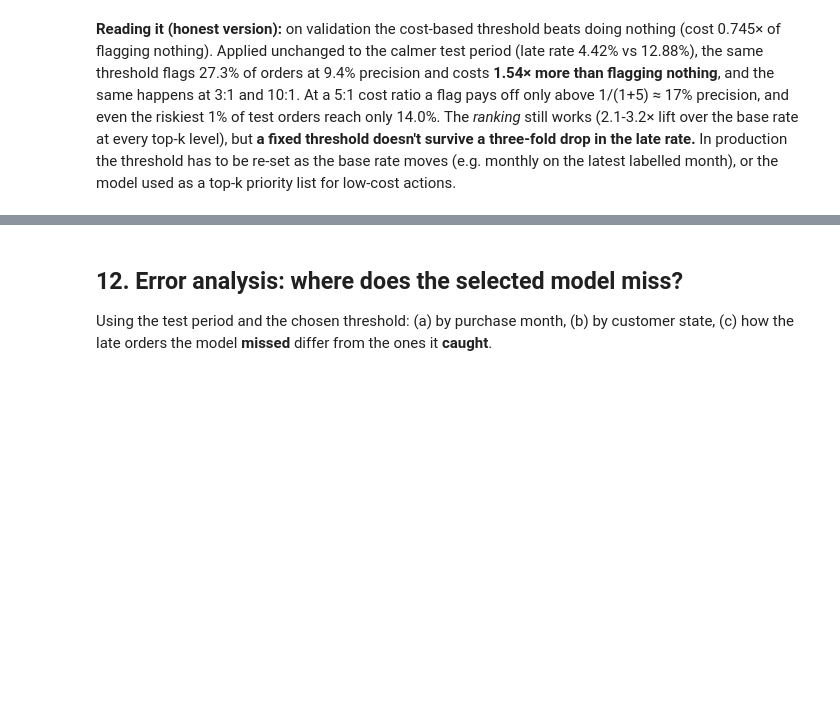
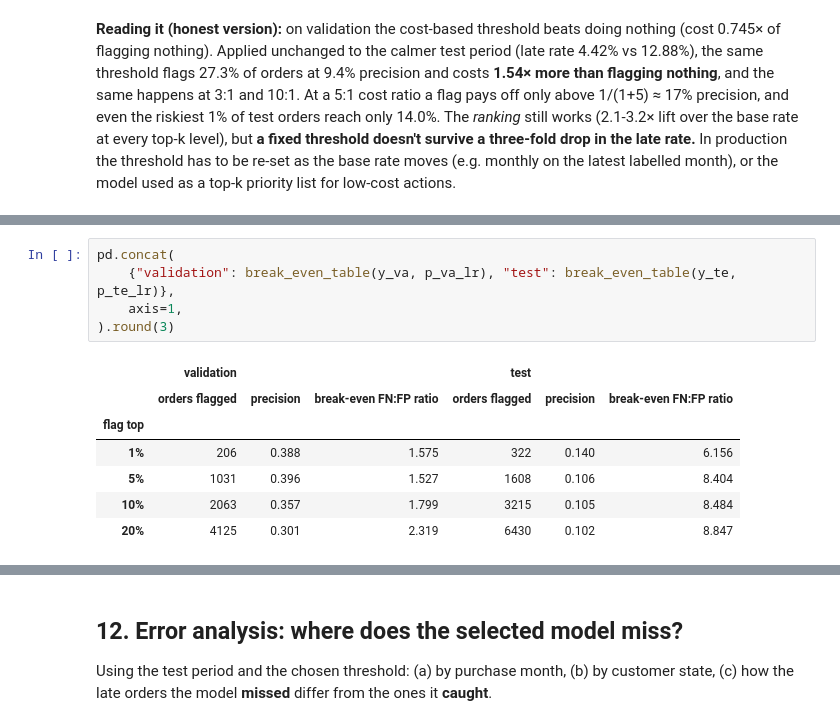
Before and after one commit to MasoodManzoorAhmed/ecommerce-customer-experience-analytics-with-GenAI, a Jupyter notebook: notebooks/02_late_delivery_model.ipynb, the cells around one changed output, grey strips where cells are left out. Saved outputs shown, nothing was run; the diff lists cells and outputs as text; blank space fills up the shorter version.

```diff
--- a/notebooks/02_late_delivery_model.ipynb
+++ b/notebooks/02_late_delivery_model.ipynb
@@ -934,0 +945,13 @@ test_cm = confusion_at(y_te, p_te_lr, chosen["threshold"], COST_FN, COST_FP)
+# %%
+pd.concat(
+    {"validation": break_even_table(y_va, p_va_lr), "test": break_even_table(y_te, p_te_lr)},
+    axis=1,
+).round(3)
+# %% [output]
+|  | validation |  |  | test |  |  |
+|  | orders flagged | precision | break-even FN:FP ratio | orders flagged | precision | break-even FN:FP ratio |
+| flag top |  |  |  |  |  |  |
+| 1% | 206 | 0.388 | 1.575 | 322 | 0.140 | 6.156 |
+| 5% | 1031 | 0.396 | 1.527 | 1608 | 0.106 | 8.404 |
+| 10% | 2063 | 0.357 | 1.799 | 3215 | 0.105 | 8.484 |
+| 20% | 4125 | 0.301 | 2.319 | 6430 | 0.102 | 8.847 |
```
Also changed, not shown: parts of 13 cells of this notebook, 16 other files.
